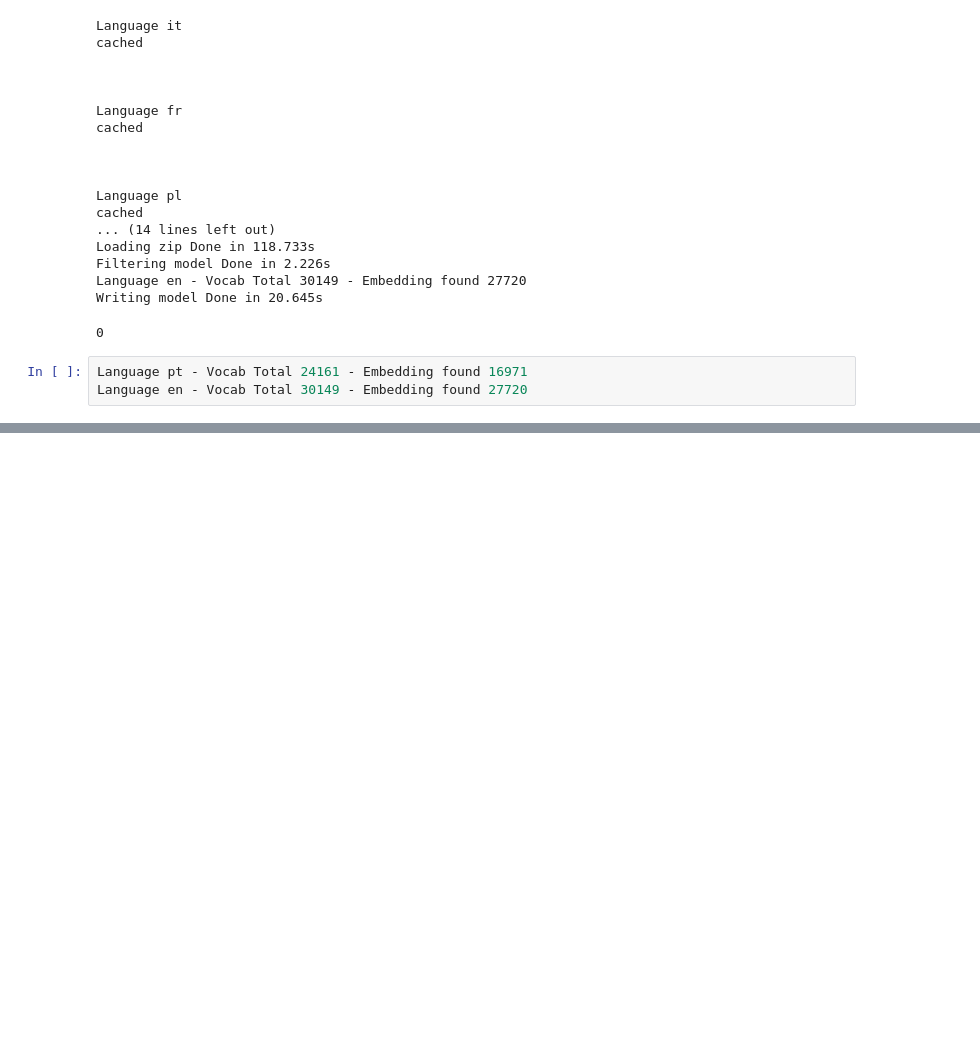
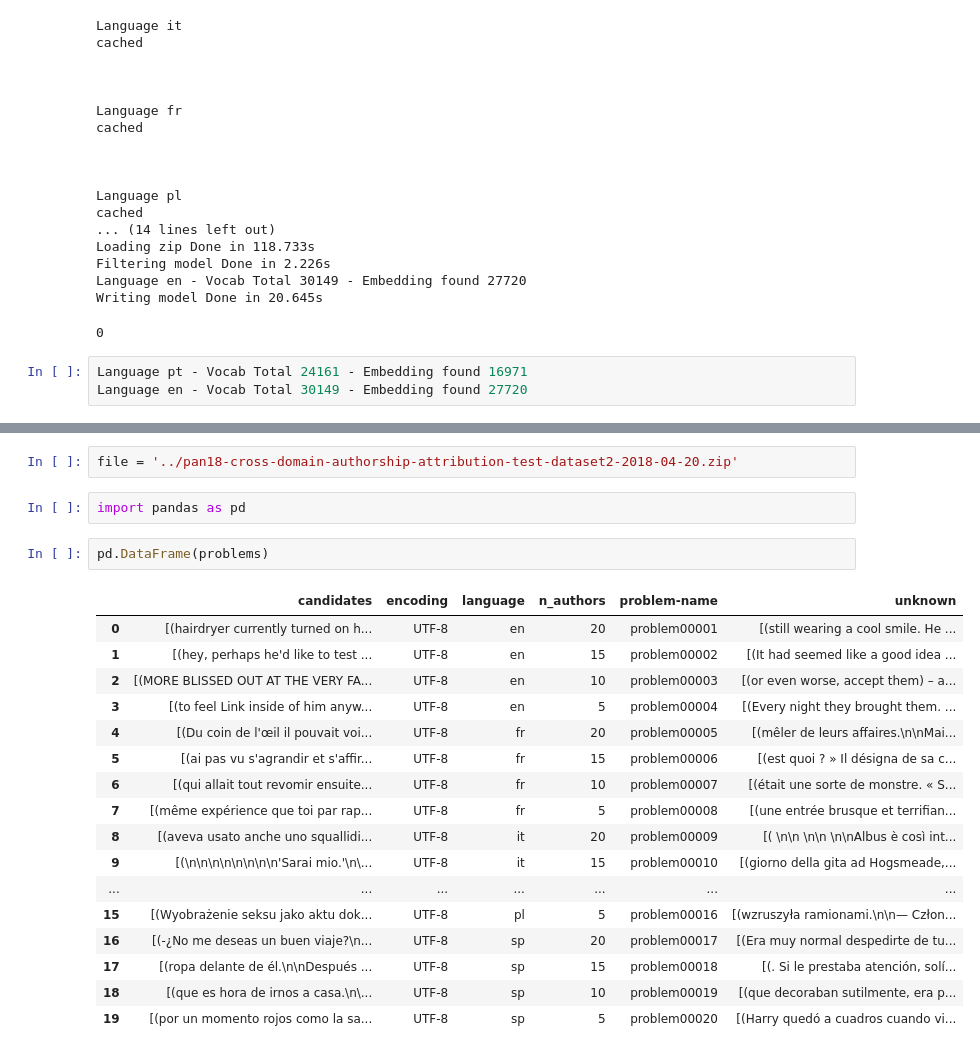
Before and after one commit to jeleandro/dataScienceNotebook, a Jupyter notebook: PANAA2018/2019/Preprosseging.ipynb, the cells around one changed output, grey strips where cells are left out. Cells and saved outputs as stored; diff of their text form; blank space fills up the shorter version.

```diff
--- a/PANAA2018/2019/Preprosseging.ipynb
+++ b/PANAA2018/2019/Preprosseging.ipynb
@@ -204,0 +214,24 @@ Language en - Vocab Total 30149 - Embedding found 27720
+# %%
+file = '../pan18-cross-domain-authorship-attribution-test-dataset2-2018-04-20.zip'
+# %%
+import pandas as pd
+# %%
+pd.DataFrame(problems)
+# %% [output]
+|  | candidates | encoding | language | n_authors | problem-name | unknown |
+| 0 | [(hairdryer currently turned on h... | UTF-8 | en | 20 | problem00001 | [(still wearing a cool smile. He ... |
+| 1 | [(hey, perhaps he'd like to test ... | UTF-8 | en | 15 | problem00002 | [(It had seemed like a good idea ... |
+| 2 | [(MORE BLISSED OUT AT THE VERY FA... | UTF-8 | en | 10 | problem00003 | [(or even worse, accept them) – a... |
+| 3 | [(to feel Link inside of him anyw... | UTF-8 | en | 5 | problem00004 | [(Every night they brought them. ... |
+| 4 | [(Du coin de l'œil il pouvait voi... | UTF-8 | fr | 20 | problem00005 | [(mêler de leurs affaires.\n\nMai... |
+| 5 | [(ai pas vu s'agrandir et s'affir... | UTF-8 | fr | 15 | problem00006 | [(est quoi ? » Il désigna de sa c... |
+| 6 | [(qui allait tout revomir ensuite... | UTF-8 | fr | 10 | problem00007 | [(était une sorte de monstre. « S... |
+| 7 | [(même expérience que toi par rap... | UTF-8 | fr | 5 | problem00008 | [(une entrée brusque et terrifian... |
+| 8 | [(aveva usato anche uno squallidi... | UTF-8 | it | 20 | problem00009 | [( \n\n \n\n \n\nAlbus è così int... |
+| 9 | [(\n\n\n\n\n\n\n\n'Sarai mio.'\n\... | UTF-8 | it | 15 | problem00010 | [(giorno della gita ad Hogsmeade,... |
+| ... | ... | ... | ... | ... | ... | ... |
+| 15 | [(Wyobrażenie seksu jako aktu dok... | UTF-8 | pl | 5 | problem00016 | [(wzruszyła ramionami.\n\n— Człon... |
+| 16 | [(-¿No me deseas un buen viaje?\n... | UTF-8 | sp | 20 | problem00017 | [(Era muy normal despedirte de tu... |
+| 17 | [(ropa delante de él.\n\nDespués ... | UTF-8 | sp | 15 | problem00018 | [(. Si le prestaba atención, solí... |
+| 18 | [(que es hora de irnos a casa.\n\... | UTF-8 | sp | 10 | problem00019 | [(que decoraban sutilmente, era p... |
+| 19 | [(por un momento rojos como la sa... | UTF-8 | sp | 5 | problem00020 | [(Harry quedó a cuadros cuando vi... |
```
Also changed, not shown: parts of 2 cells of this notebook, 14 other files.
